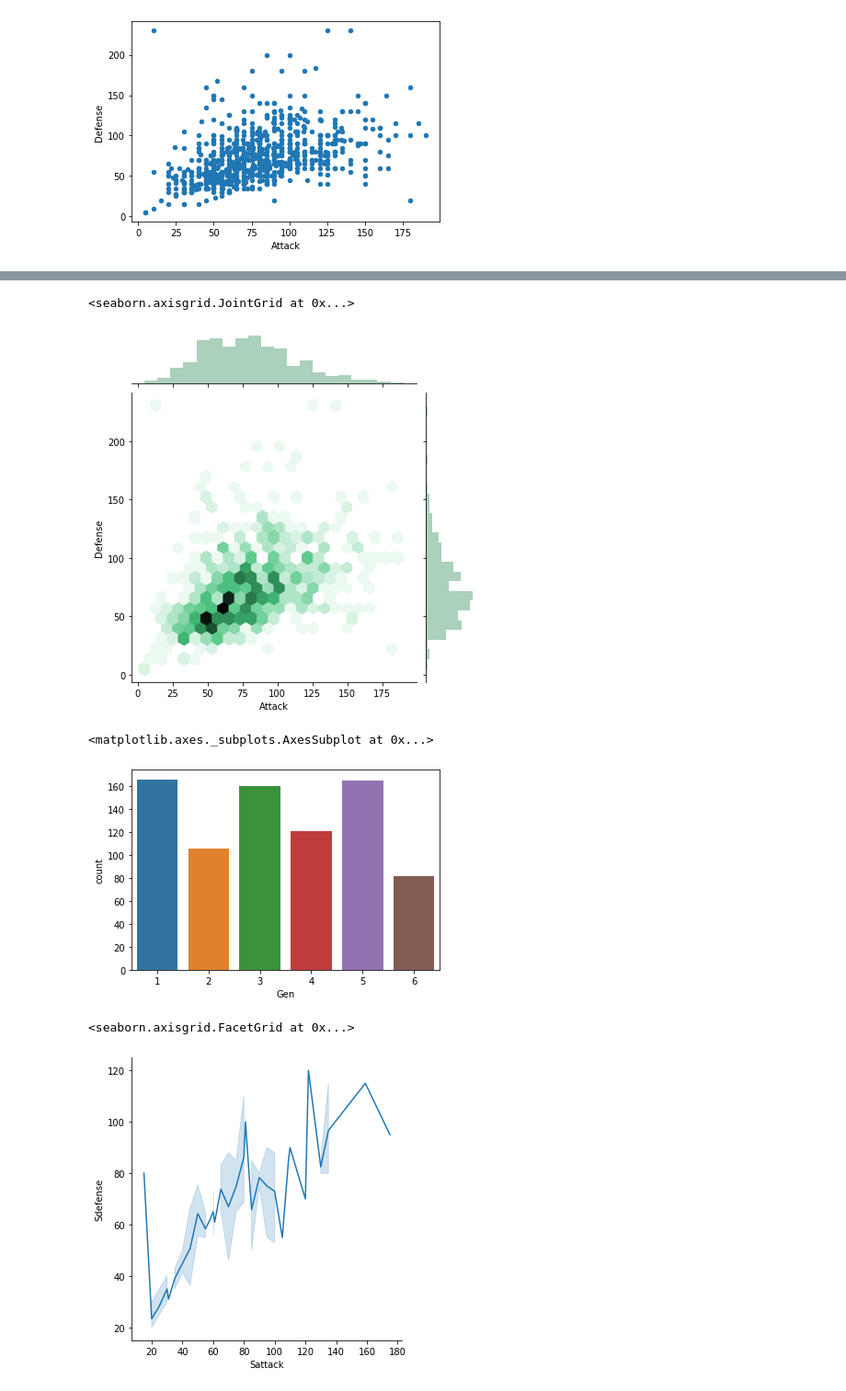
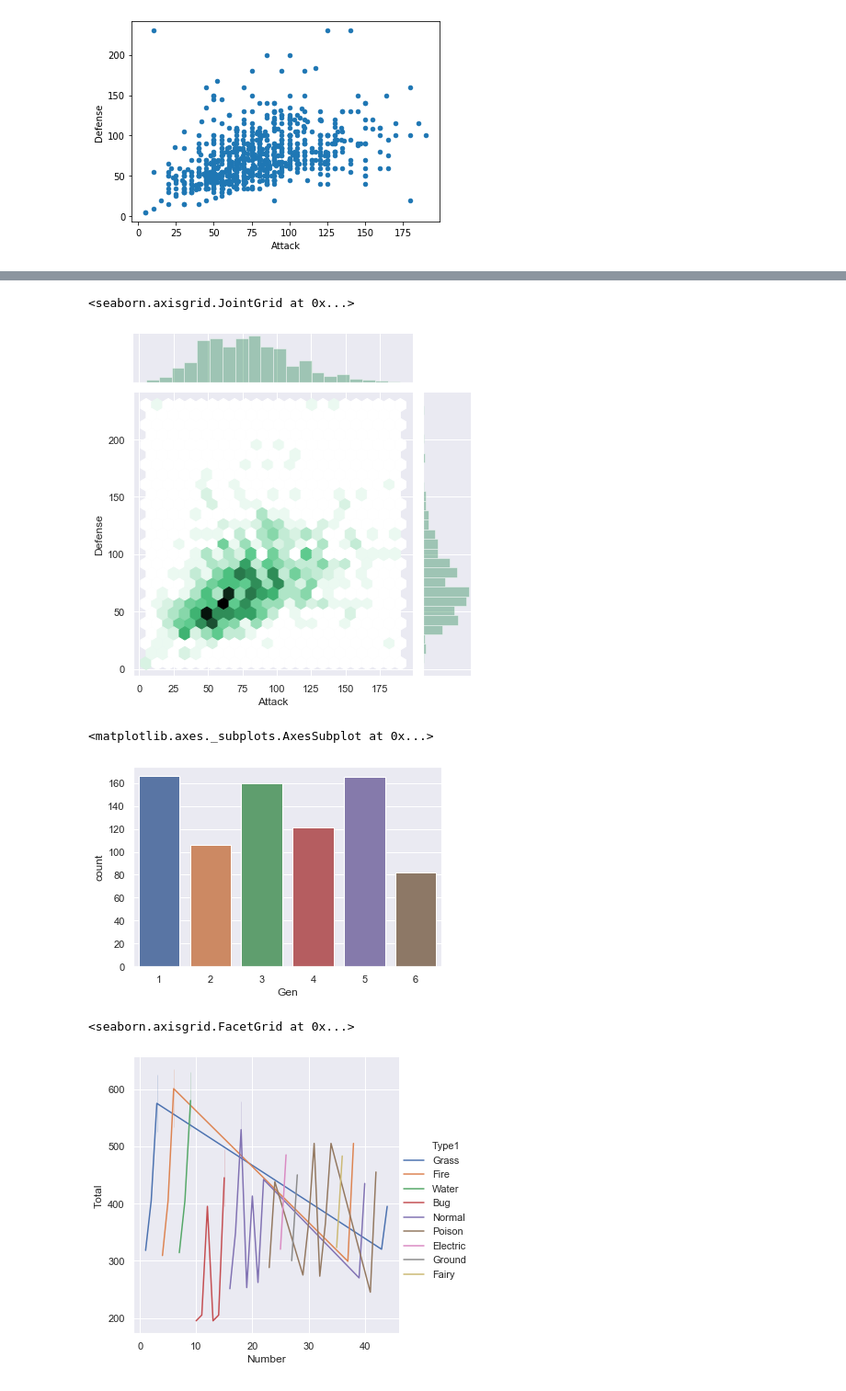
Before and after one commit to dhakust/binder, a Jupyter notebook: example.ipynb, the cells around one changed output, grey strips where cells are left out. Shown at 92% size. Drawn from its saved outputs; the diff is of its cells as text; code cells hidden in the pictures.

```diff
--- a/example.ipynb
+++ b/example.ipynb
@@ -59,4 +99,6 @@ df.plot.scatter(x = "Attack", y = "Defense")
 # %% [output]
 <matplotlib.axes._subplots.AxesSubplot at 0x...>
 [figure]
+# %%
+sns.set(style = "darkgrid")
 # %%
@@ -68,14 +115,14 @@ sns.relplot(x = "Attack", y = "Defense", data = df.query("Gen == 1 or Gen == 6")
 sns.jointplot(x = "Attack", y = "Defense", data = df, kind = "hex", color = "seagreen")
 # %% [output]
 <seaborn.axisgrid.JointGrid at 0x...>
-[figure, old version]
+[figure, new version]
 # %%
 sns.countplot(x = "Gen", data = df)
 # %% [output]
 <matplotlib.axes._subplots.AxesSubplot at 0x...>
-[figure, old version]
+[figure, new version]
 # %%
-sns.relplot(x = "Sattack", y = "Sdefense", data = df.head(100), kind = "line")
+sns.relplot(x = "Number", y = "Total", hue = "Type1", data = df.head(50), kind = "line")
 # %% [output]
 <seaborn.axisgrid.FacetGrid at 0x...>
-[figure, old version]
+[figure, new version]
```
Also changed, not shown: parts of 4 cells of this notebook.
